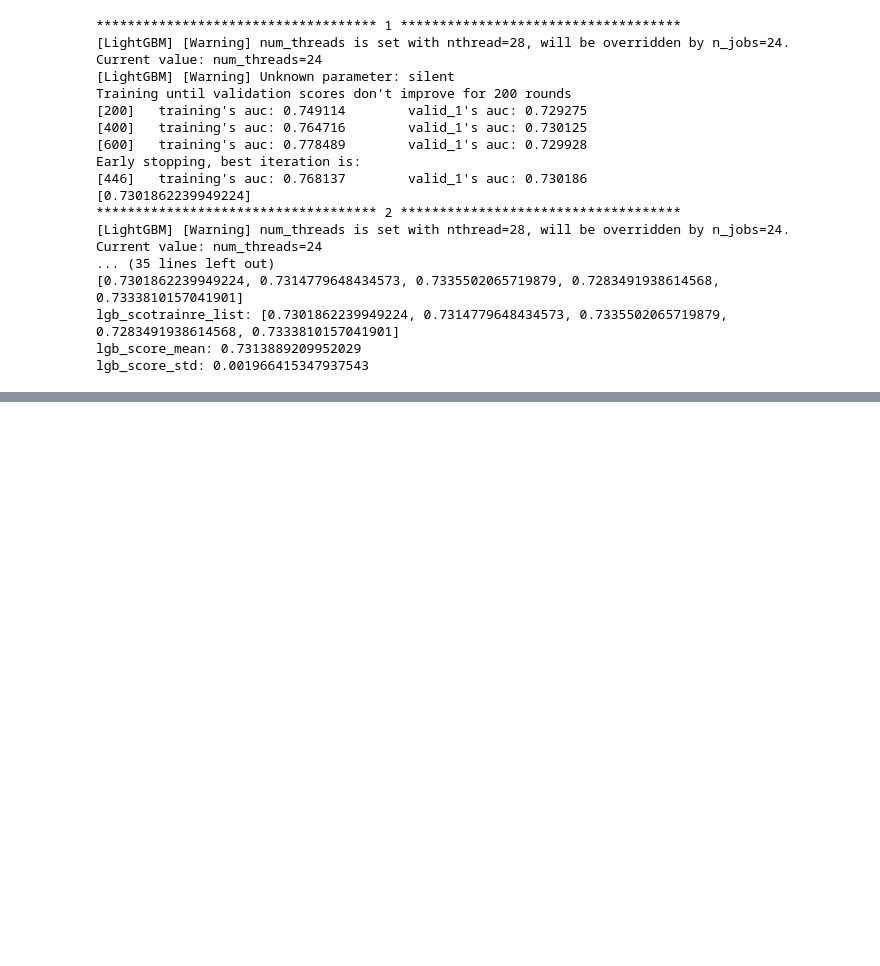
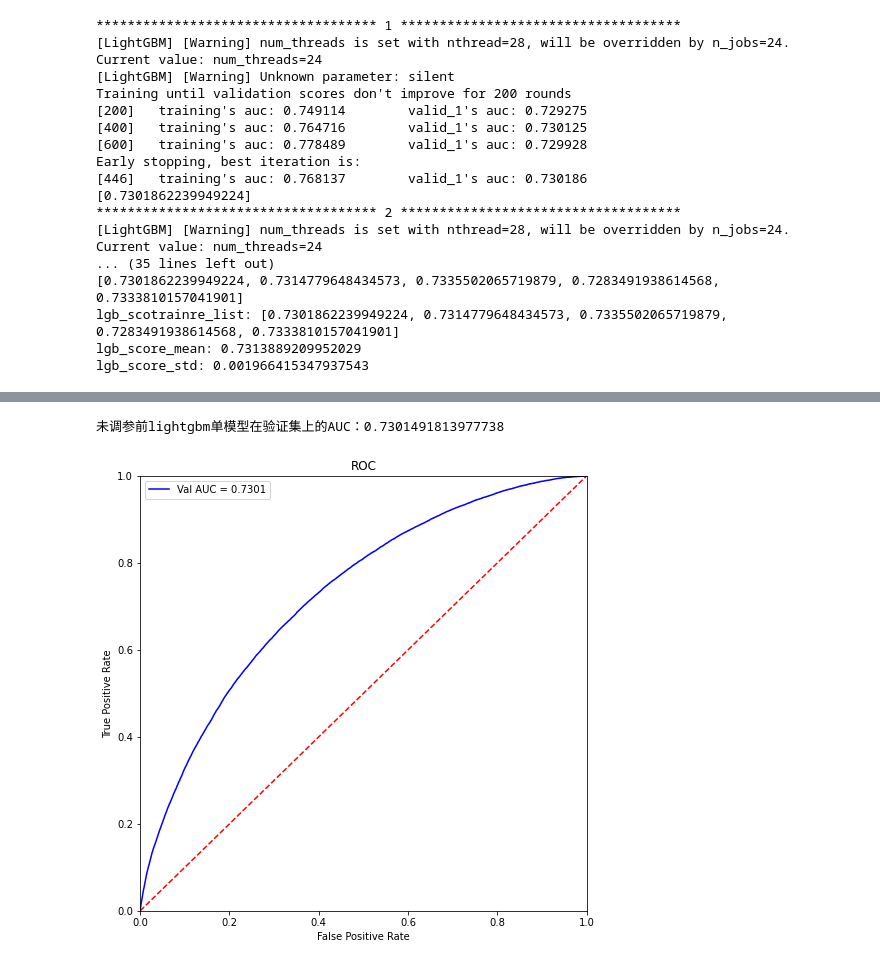
Before and after one commit to starlee1996/risk-management, a Jupyter notebook: Risk Management.ipynb, the cells around one changed output, grey strips where cells are left out. Drawn from its saved outputs; the diff is of its cells as text; code cells hidden in the pictures; blank space fills up the shorter version.

```diff
--- a/Risk Management.ipynb
+++ b/Risk Management.ipynb
@@ -969,0 +1004,2 @@ lgb_score_std: 0.001966415347937543
+# %%
+data = pd.concat([train, testA], axis=0, ignore_index=True)
@@ -969,0 +1018,10 @@ lgb_score_std: 0.001966415347937543
+# %%
+# 对'earliesCreditLine'取后四位年份
+data['earliesCreditLine'] = data['earliesCreditLine'].apply(lambda s: int(s[-4:]))
+# %%
+# 对类别特征进行处理
+data = pd.get_dummies(data, columns=['grade', 'subGrade', 'homeOwnership', 'verificationStatus', 'purpose', 'regionCode'], drop_first=True)
+for f in ['employmentTitle', 'postCode', 'title']:
+    data[f+'_cnts'] = data.groupby([f])['id'].transform('count')
+    data[f+'_rank'] = data.groupby([f])['id'].rank(ascending=False).astype(int)
+    del data[f]
@@ -969,0 +1030,10 @@ lgb_score_std: 0.001966415347937543
+# %%
+features = [f for f in data.columns if f not in ['id','issueDate','isDefault']]
+
+train = data[data.isDefault.notnull()].reset_index(drop=True)
+test = data[data.isDefault.isnull()].reset_index(drop=True)
+
+x_train = train[features]
+x_test = test[features]
+
+y_train = train['isDefault']
@@ -969,0 +1079,26 @@ lgb_score_std: 0.001966415347937543
+# %%
+# 在cv集上验证
+from sklearn import metrics
+from sklearn.metrics import roc_auc_score
+
+"""预测并计算roc的相关指标"""
+val_pre_lgb = model.predict(x_val, num_iteration=model.best_iteration)
+fpr, tpr, threshold = metrics.roc_curve(y_val, val_pre_lgb)
+roc_auc = metrics.auc(fpr, tpr)
+print('未调参前lightgbm单模型在验证集上的AUC：{}'.format(roc_auc))
+"""画出roc曲线图"""
+plt.figure(figsize=(8, 8))
+plt.title('Validation ROC')
+plt.plot(fpr, tpr, 'b', label = 'Val AUC = %0.4f' % roc_auc)
+plt.ylim(0,1)
+plt.xlim(0,1)
+plt.legend(loc='best')
+plt.title('ROC')
+plt.ylabel('True Positive Rate')
+plt.xlabel('False Positive Rate')
+# 画出对角线
+plt.plot([0,1],[0,1],'r--')
+plt.show()
+# %% [output]
+未调参前lightgbm单模型在验证集上的AUC：0.7301491813977738
+[figure, added]
```
Also changed, not shown: parts of 37 cells of this notebook, 3 other files.
